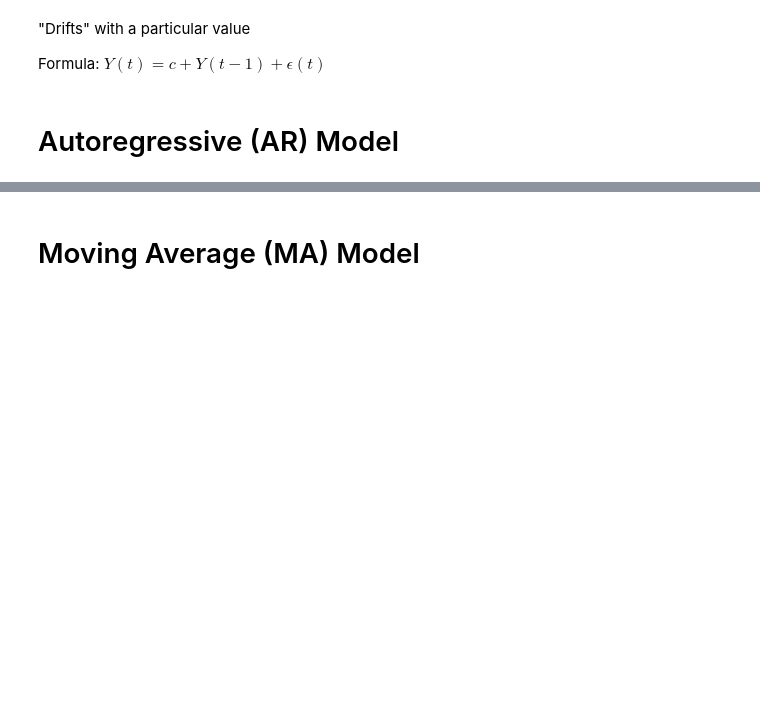
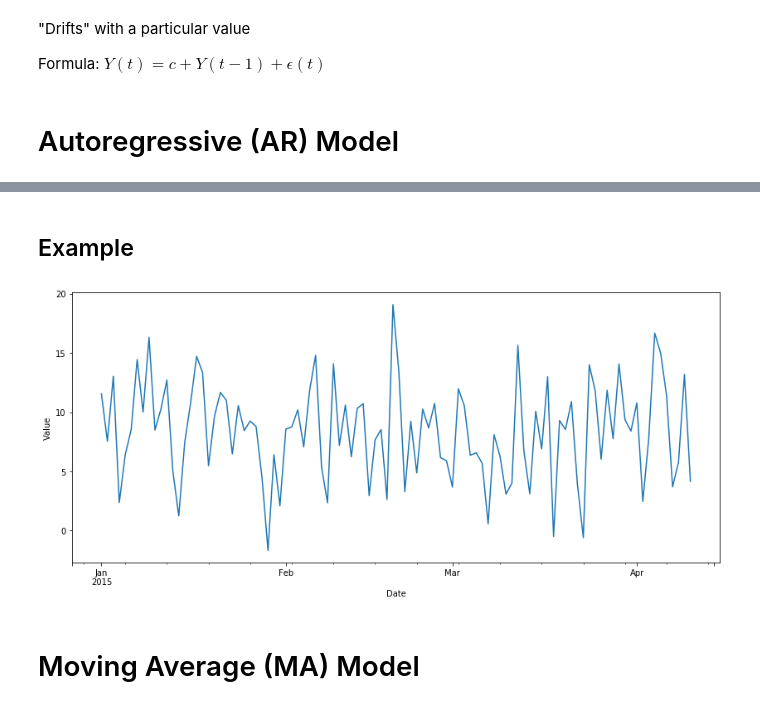
Before and after one commit to MrGeislinger/flatiron-school-data-science-curriculum-resources, a Jupyter notebook: Mod3/TimeSeries/time_series_modeling.ipynb, the cells around one changed output, grey strips where cells are left out. Saved outputs shown, nothing was run; the diff lists cells and outputs as text; code cells hidden in the pictures; blank space fills up the shorter version.

Commit message:
Time series AR & MA models

```diff
--- a/Mod3/TimeSeries/time_series_modeling.ipynb
+++ b/Mod3/TimeSeries/time_series_modeling.ipynb
@@ -97,2 +108,39 @@ plt.show()
+# %% [markdown]
+## Example
+# %%
+avg = 0
+std = 4
+n_pts = 100
+
+
+mu = 7
+phi = 0.1
+# phi = 0.5
+# phi = 0.9
+# phi = -0.1
+# phi = -0.5
+# phi = -0.9
+
+# Dates & white noise (epsilon)
+date_vals = pd.date_range(start='1/1/2015', periods=n_pts)
+epsilon = np.random.normal(avg,std,n_pts)
+
+#
+vals = []
+y = 0
+for e in epsilon:
+    y = y * phi  + e + mu
+    vals.append(y)
+
+
+time_series =  pd.Series(vals, index=date_vals)
+
+# Plot out the model
+ax = time_series.plot(figsize=(14,6))
+ax.set_ylabel("Value")
+ax.set_xlabel("Date")
+plt.show()
+# %% [output]
+[figure, added]
 # %% [markdown]
 # Moving Average (MA) Model
```
Also changed, not shown: parts of 7 cells of this notebook.
